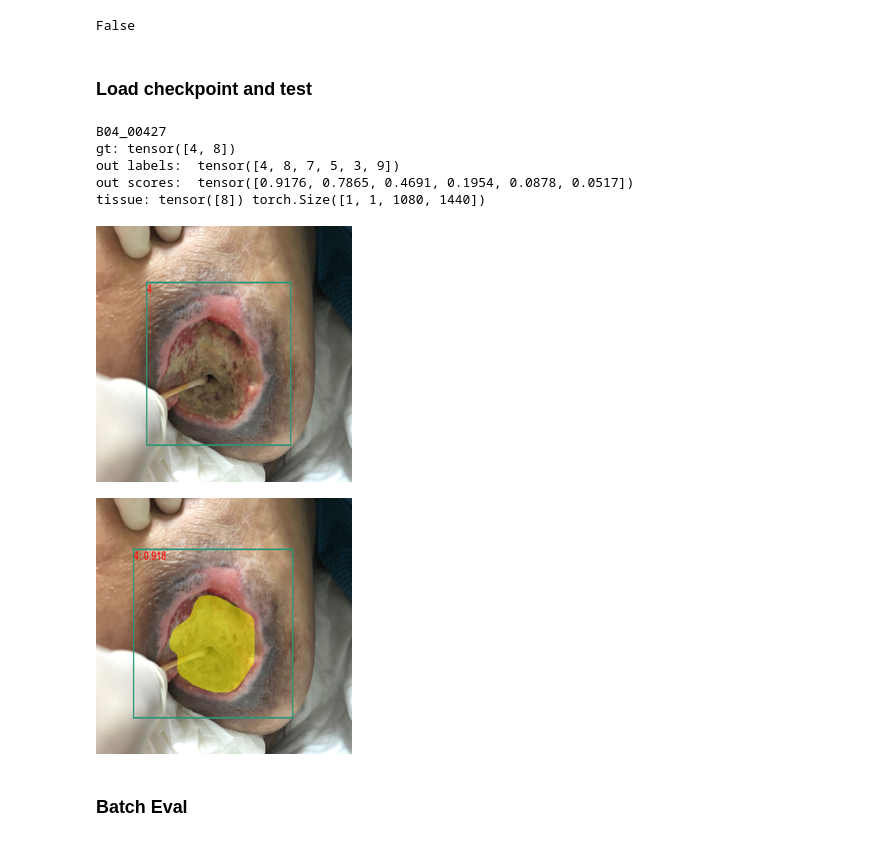
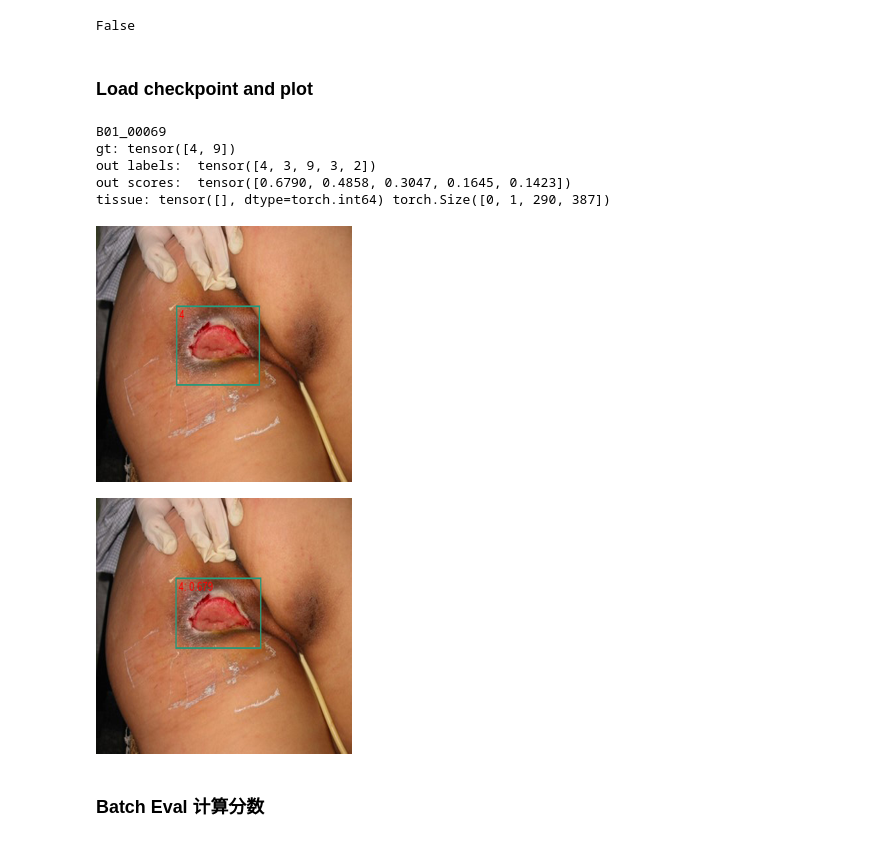
Before and after one commit to newfyu/Bedsore, a Jupyter notebook: dev.ipynb, the cells around one changed output. Cells and saved outputs as stored; diff of their text form; code cells hidden in the pictures.

```diff
--- a/dev.ipynb
+++ b/dev.ipynb
@@ -137,7 +137,7 @@ a == 132
 # %% [output]
 False
 # %% [markdown]
-### Load checkpoint and test
+### Load checkpoint and plot
 # %%
 from model import MyFasterRCNN
 from data import BedsoreDataModule
@@ -154,28 +154,28 @@ net = model.net
 net.eval()
 pass
 # %%
-idx = 54
+idx = 58
 image,target = ds[idx]
 out = net([image],[target])[0]
 print(target['fname'])
 print('gt:',target['labels'])
 print('out labels: ', out['labels'])
 print('out scores: ', out['scores'].detach())
 
 good_labels = out['labels'][out['scores']>0.5]
 good_masks = out['masks'][out['scores']>0.5][good_labels>6]
 good_labels = good_labels[good_labels>6]
 print('tissue:',good_labels, good_masks.shape)
 
 
 draw_bbox(image,target).resize((256,256))
 # %% [output]
-B04_00427
-gt: tensor([4, 8])
-out labels:  tensor([4, 8, 7, 5, 3, 9])
-out scores:  tensor([0.9176, 0.7865, 0.4691, 0.1954, 0.0878, 0.0517])
-tissue: tensor([8]) torch.Size([1, 1, 1080, 1440])
+B01_00069
+gt: tensor([4, 9])
+out labels:  tensor([4, 3, 9, 3, 2])
+out scores:  tensor([0.6790, 0.4858, 0.3047, 0.1645, 0.1423])
+tissue: tensor([], dtype=torch.int64) torch.Size([0, 1, 290, 387])
-[figure, old version]
+[figure, new version]
 # %%
 SZ = 256
 ry = Image.new("RGB",(SZ,SZ),(255,0,0))
@@ -193,12 +193,12 @@ for i,t in enumerate(good_labels):
 
 img_out
 # %% [output]
-[figure, old version]
+[figure, new version]
 # %%
 # draw_bbox(image,out).resize((256,256))
 # batch2pil(((good_masks[1])>0.5).float()).resize((256,256))
 # %% [markdown]
-### Batch Eval
+### Batch Eval 计算分数
 # %%
 from model import MyFasterRCNN
 from data import BedsoreDataModule
```
Also changed, not shown: parts of 6 cells of this notebook, 7 other files.
